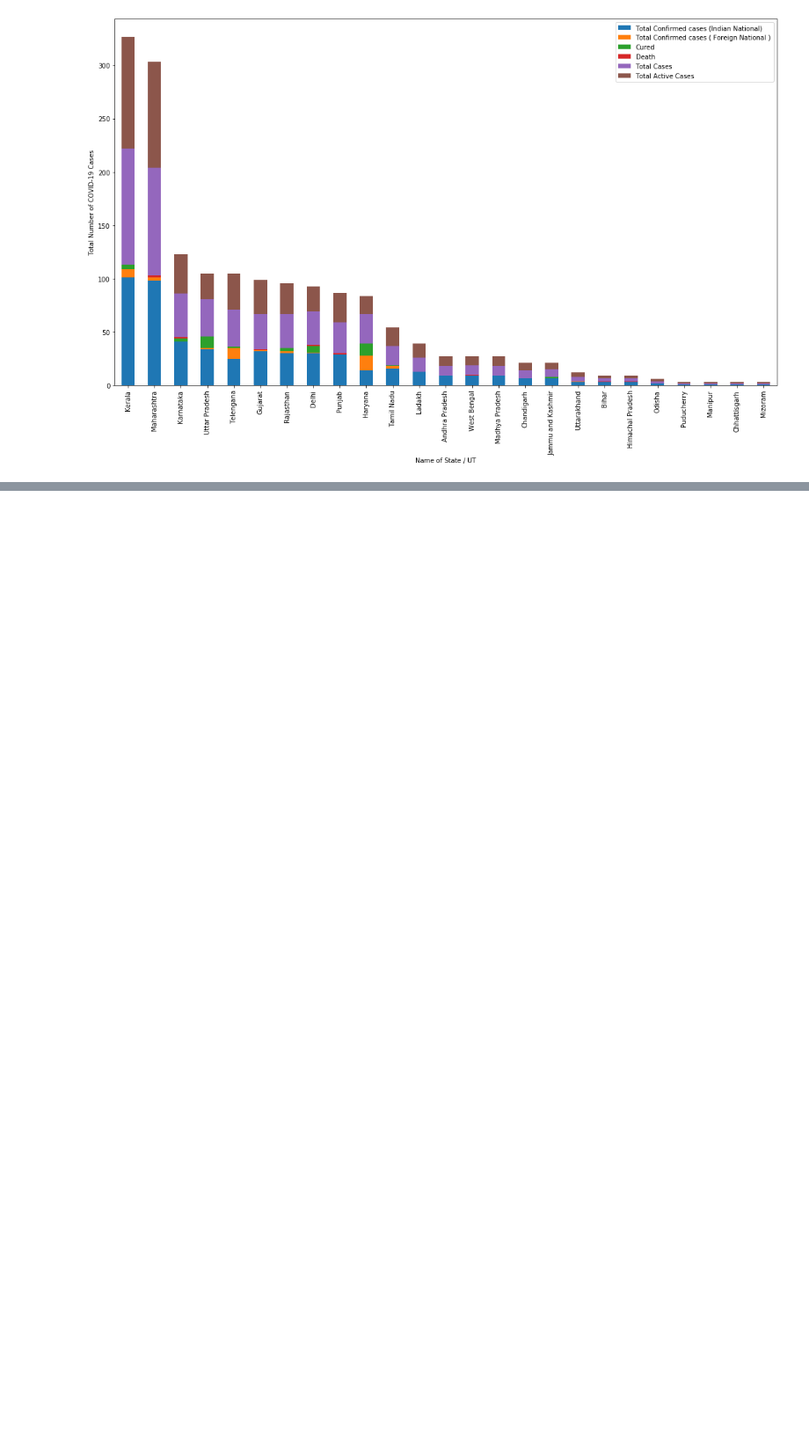
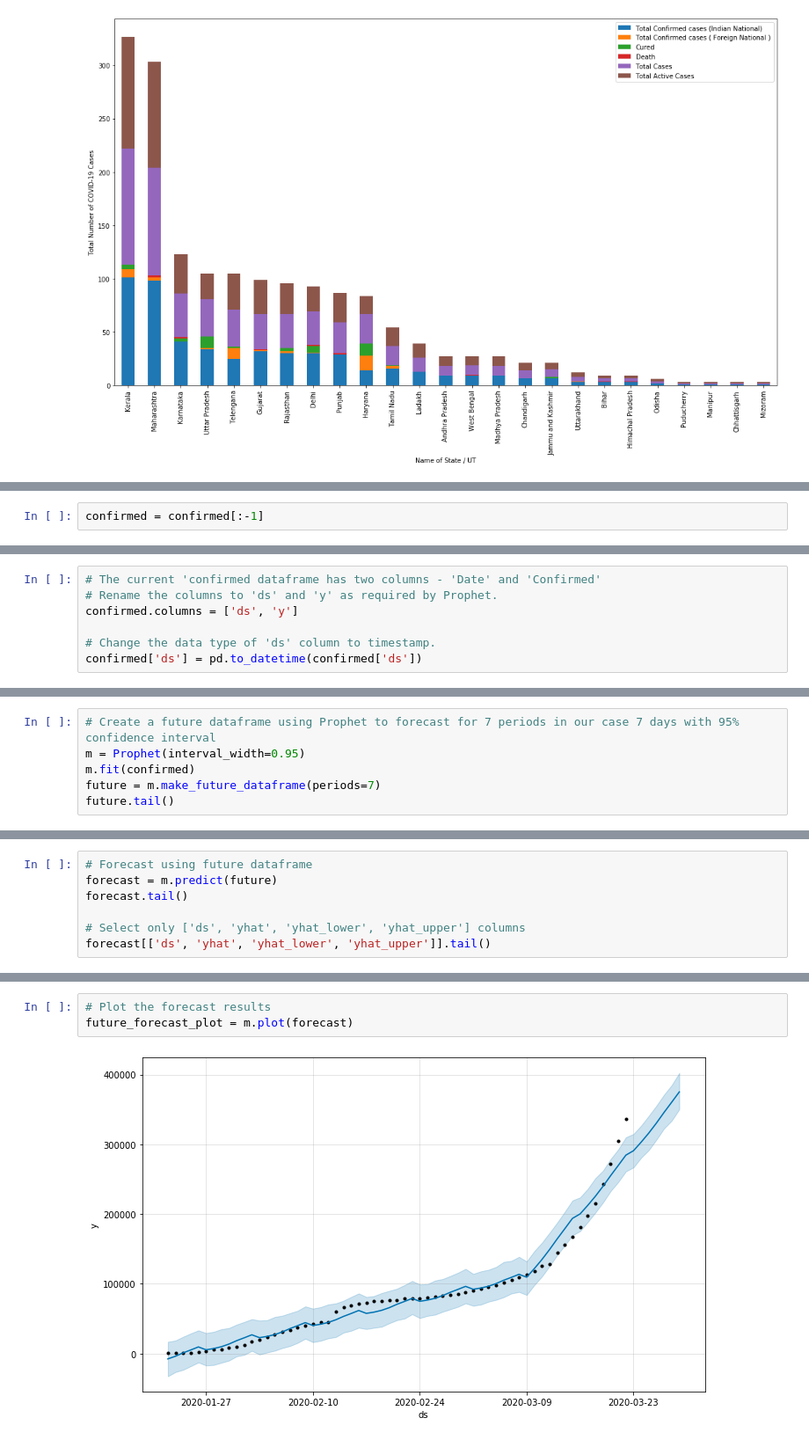
Before and after one commit to satishukadam/notebooks, a Jupyter notebook: Covid_Study.ipynb, the cells around one changed output, grey strips where cells are left out. Shown at 88% size. Saved outputs shown, nothing was run; the diff lists cells and outputs as text; blank space fills up the shorter version.

```diff
--- a/Covid_Study.ipynb
+++ b/Covid_Study.ipynb
@@ -155,0 +211,2 @@ plt.show()
+# %%
+confirmed = confirmed[:-1]
@@ -155,0 +219,7 @@ plt.show()
+# %%
+# The current 'confirmed dataframe has two columns - 'Date' and 'Confirmed'
+# Rename the columns to 'ds' and 'y' as required by Prophet.
+confirmed.columns = ['ds', 'y']
+
+# Change the data type of 'ds' column to timestamp.
+confirmed['ds'] = pd.to_datetime(confirmed['ds'])
@@ -155,0 +235,6 @@ plt.show()
+# %%
+# Create a future dataframe using Prophet to forecast for 7 periods in our case 7 days with 95% confidence interval
+m = Prophet(interval_width=0.95)
+m.fit(confirmed)
+future = m.make_future_dataframe(periods=7)
+future.tail()
@@ -155,0 +250,7 @@ plt.show()
+# %%
+# Forecast using future dataframe
+forecast = m.predict(future)
+forecast.tail()
+
+# Select only ['ds', 'yhat', 'yhat_lower', 'yhat_upper'] columns
+forecast[['ds', 'yhat', 'yhat_lower', 'yhat_upper']].tail()
@@ -155,0 +264,5 @@ plt.show()
+# %%
+# Plot the forecast results
+future_forecast_plot = m.plot(forecast)
+# %% [output]
+[figure, added]
```
Also changed, not shown: parts of 14 cells of this notebook.
